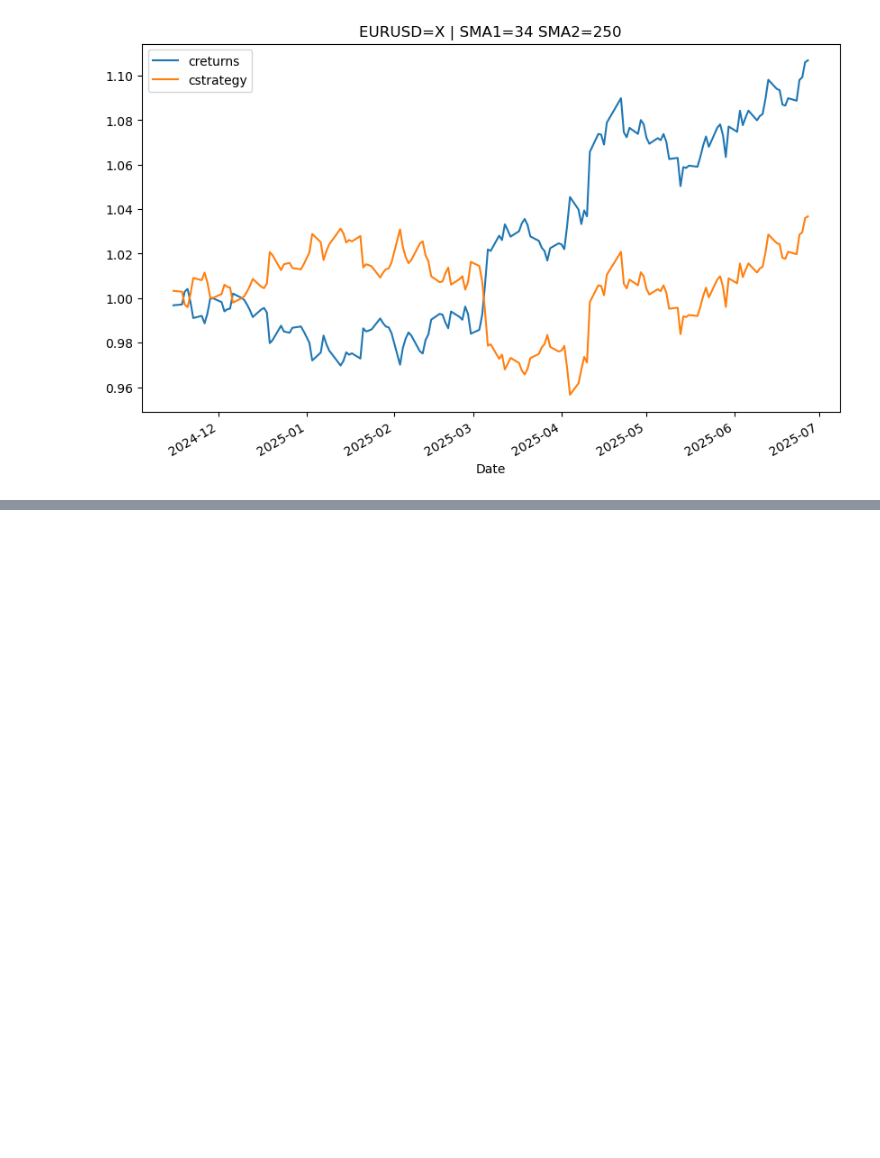
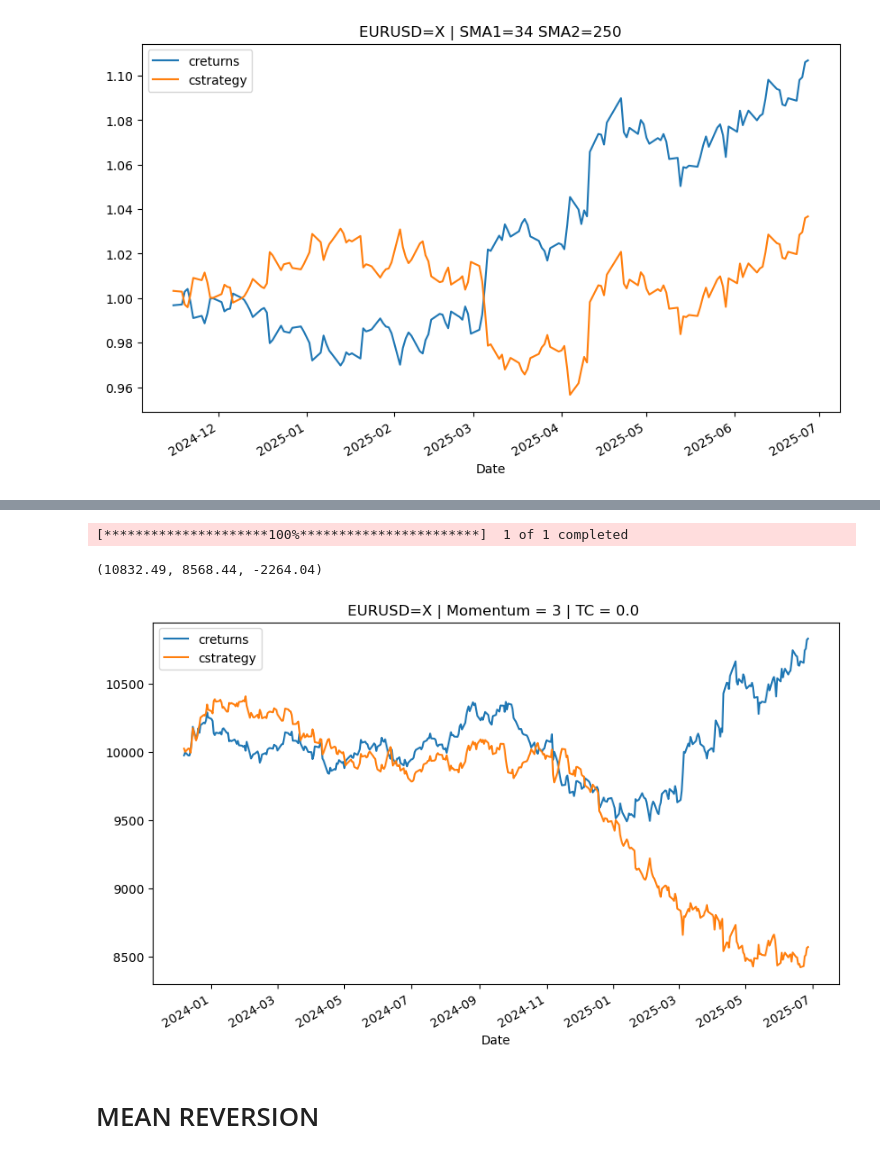
Before and after one commit to luciusneo1017/Backtest-Classes, a Jupyter notebook: test.ipynb, the cells around one changed output, grey strips where cells are left out. Drawn from its saved outputs; the diff is of its cells as text; code cells hidden in the pictures; blank space fills up the shorter version.

```diff
--- a/test.ipynb
+++ b/test.ipynb
@@ -44,0 +48,14 @@ L.plot_results()
+# %%
+K = MV('EURUSD=X','2023-12-01','2025-06-30',10000,0.0)
+# %% [output]
+[*********************100%***********************]  1 of 1 completed
+# %%
+K.run_strategy(momentum=3)
+# %% [output]
+(10832.49, 8568.44, -2264.04)
+# %%
+K.plot_results()
+# %% [output]
+[figure, added]
+# %% [markdown]
+# MEAN REVERSION
```
Also changed, not shown: parts of 7 cells of this notebook, 4 other files.
